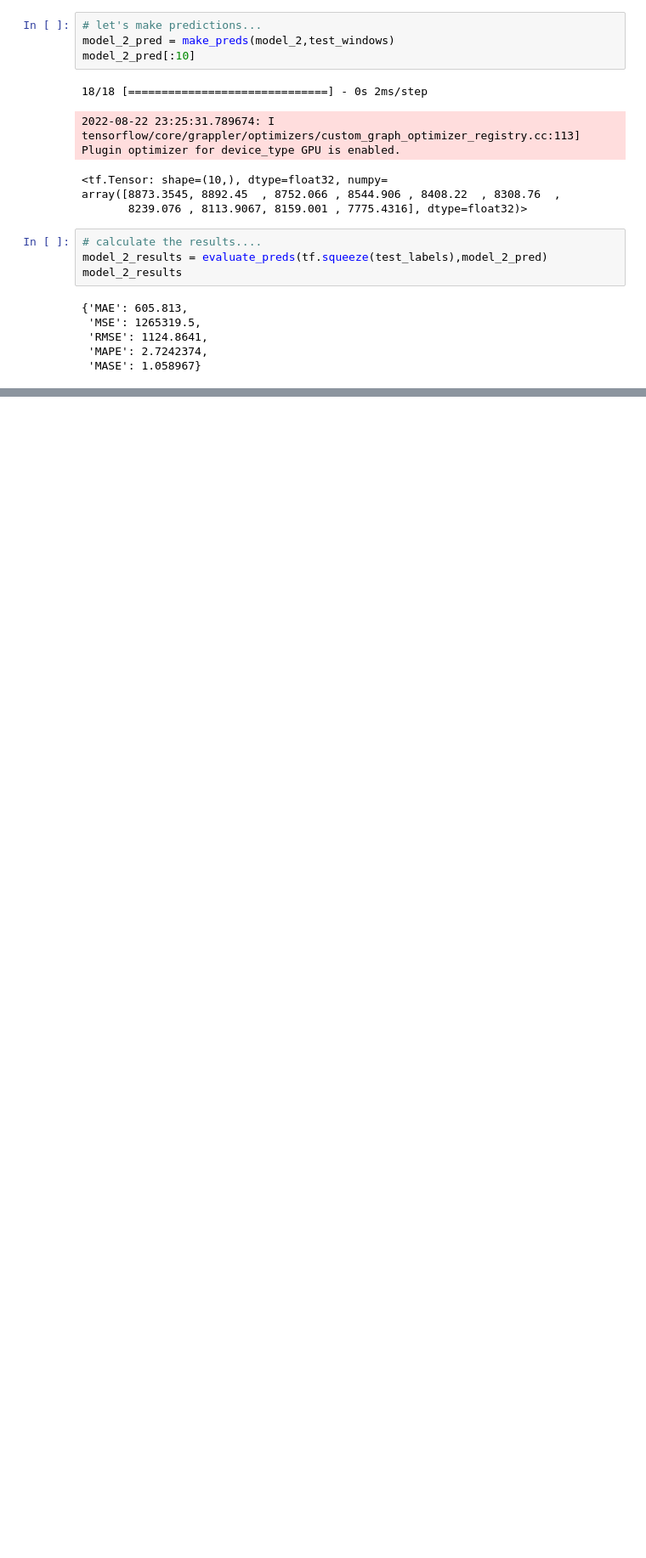
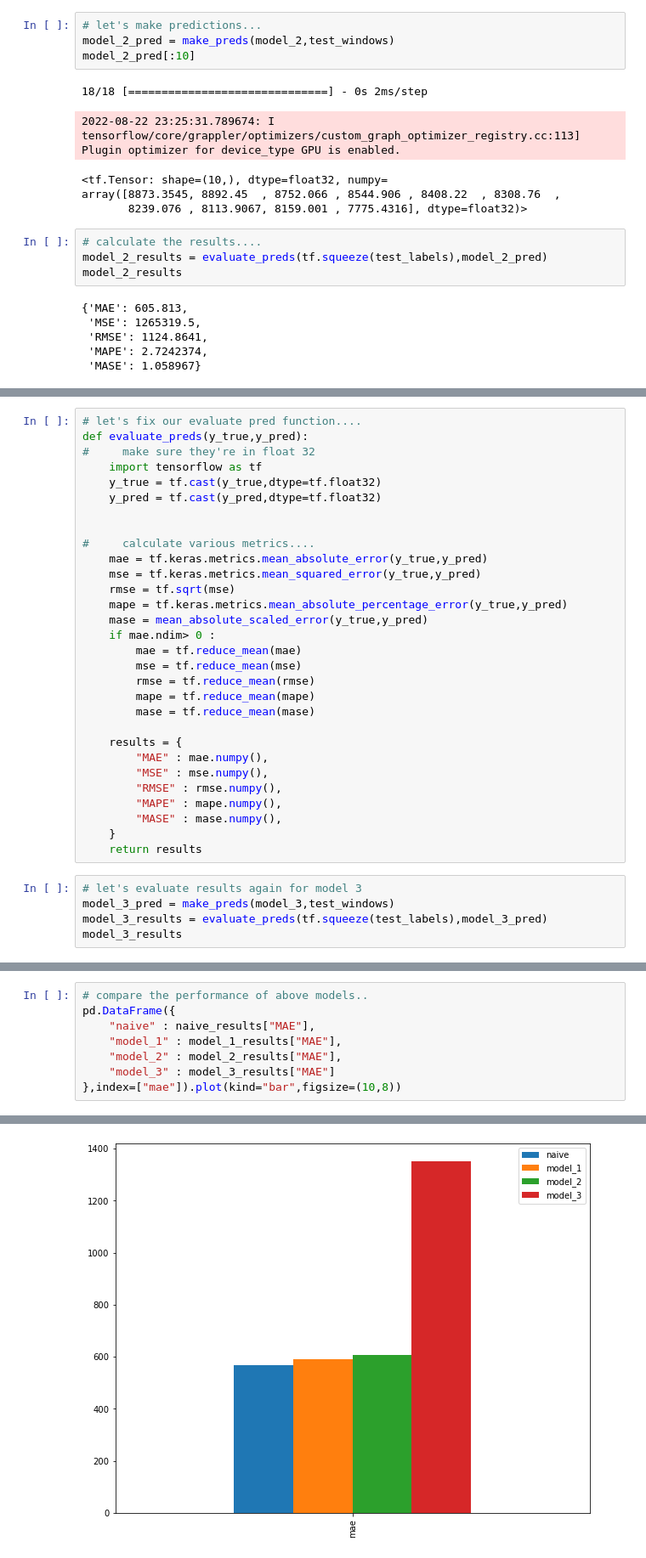
Before and after one commit to ahmad1jalal/btc_prediction, a Jupyter notebook: btc_prediction.ipynb, the cells around one changed output, grey strips where cells are left out. Shown: that part at 85% size. Saved outputs shown, nothing was run; the diff lists cells and outputs as text; blank space fills up the shorter version.

Commit message:
Model Experiments

```diff
--- a/btc_prediction.ipynb
+++ b/btc_prediction.ipynb
@@ -443,0 +520,35 @@ model_2_results
+# %%
+# let's fix our evaluate pred function....
+def evaluate_preds(y_true,y_pred):
+#     make sure they're in float 32
+    import tensorflow as tf
+    y_true = tf.cast(y_true,dtype=tf.float32)
+    y_pred = tf.cast(y_pred,dtype=tf.float32)
+
+
+#     calculate various metrics....
+    mae = tf.keras.metrics.mean_absolute_error(y_true,y_pred)
+    mse = tf.keras.metrics.mean_squared_error(y_true,y_pred)
+    rmse = tf.sqrt(mse)
+    mape = tf.keras.metrics.mean_absolute_percentage_error(y_true,y_pred)
+    mase = mean_absolute_scaled_error(y_true,y_pred)
+    if mae.ndim> 0 :
+        mae = tf.reduce_mean(mae)
+        mse = tf.reduce_mean(mse)
+        rmse = tf.reduce_mean(rmse)
+        mape = tf.reduce_mean(mape)
+        mase = tf.reduce_mean(mase)
+
+    results = {
+        "MAE" : mae.numpy(),
+        "MSE" : mse.numpy(),
+        "RMSE" : rmse.numpy(),
+        "MAPE" : mape.numpy(),
+        "MASE" : mase.numpy(),
+    }
+    return results
+# %%
+# let's evaluate results again for model 3
+model_3_pred = make_preds(model_3,test_windows)
+model_3_results = evaluate_preds(tf.squeeze(test_labels),model_3_pred)
+model_3_results
@@ -443,0 +562,9 @@ model_2_results
+# %%
+# compare the performance of above models..
+pd.DataFrame({
+    "naive" : naive_results["MAE"],
+    "model_1" : model_1_results["MAE"],
+    "model_2" : model_2_results["MAE"],
+    "model_3" : model_3_results["MAE"]
+},index=["mae"]).plot(kind="bar",figsize=(10,8))
+# %% [output]
@@ -443,0 +572 @@ model_2_results
+[figure, added]
```
Also changed, not shown: parts of 11 cells of this notebook.
